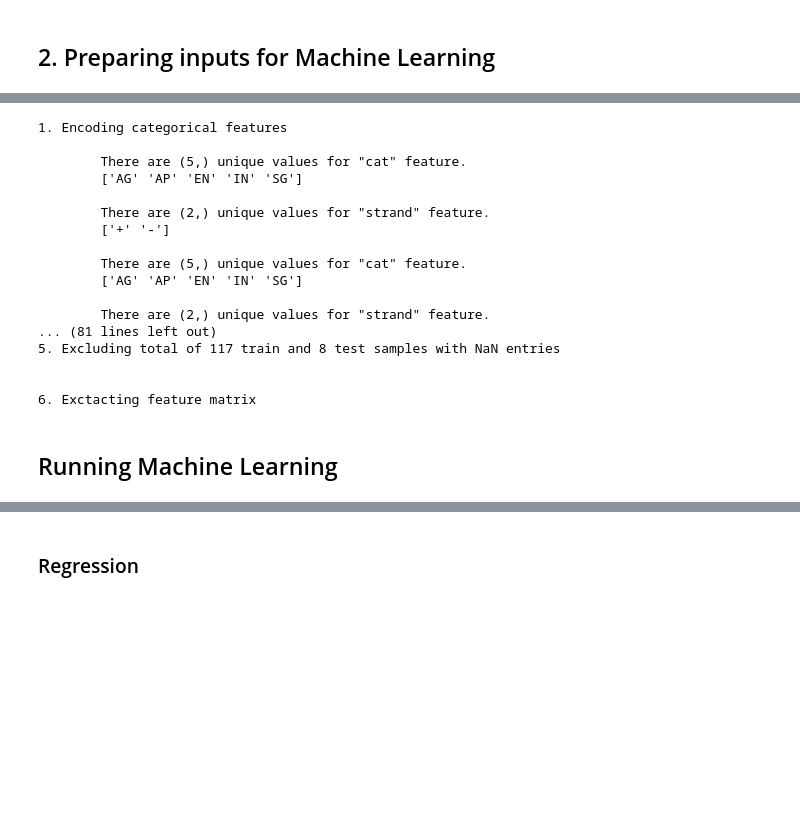
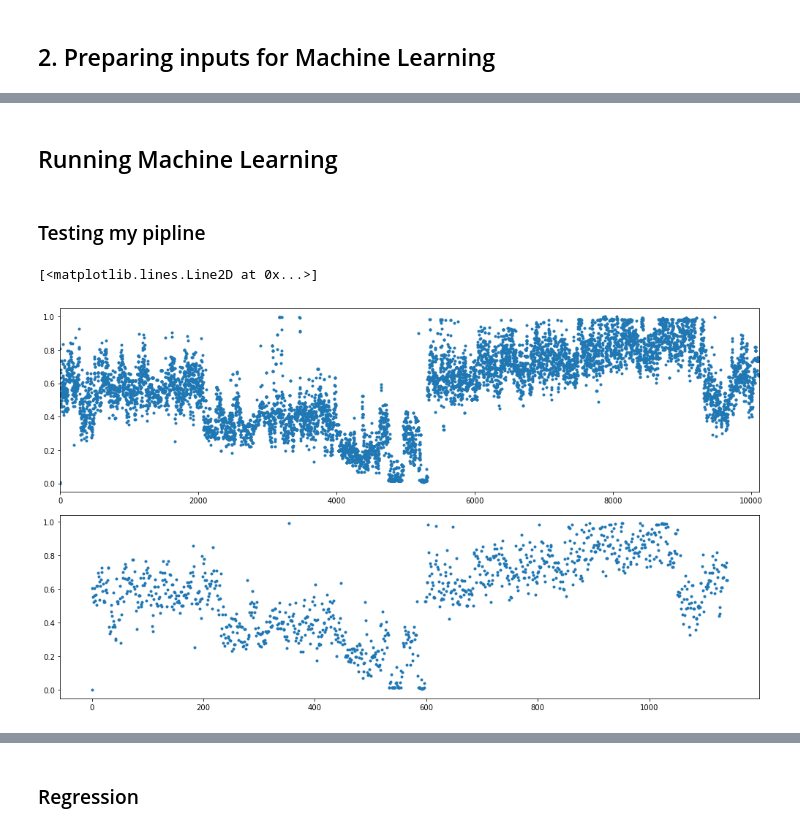
Before and after one commit to tiavlovskiegor24/CRG, a Jupyter notebook: ML Control Panel.ipynb, the cells around one changed output, grey strips where cells are left out. Cells and saved outputs as stored; diff of their text form; code cells hidden in the pictures; blank space fills up the shorter version.

```diff
--- a/ML Control Panel.ipynb
+++ b/ML Control Panel.ipynb
@@ -23,24 +42,18 @@ cd ~/CRG/scripts
-# %%
-ML_inputs = get_ML_inputs()
-# %% [output]
-1. Encoding categorical features
-
-        There are (5,) unique values for "cat" feature.
-        ['AG' 'AP' 'EN' 'IN' 'SG']
-
-        There are (2,) unique values for "strand" feature.
-        ['+' '-']
-
-        There are (5,) unique values for "cat" feature.
-        ['AG' 'AP' 'EN' 'IN' 'SG']
-
-        There are (2,) unique values for "strand" feature.
-... (81 lines left out)
-5. Excluding total of 117 train and 8 test samples with NaN entries
-
-
-6. Exctacting feature matrix
 # %% [markdown]
 ## Running Machine Learning
 # %%
 %run ML_pipelines.py
+# %% [markdown]
+### Testing my pipline
+# %%
+feature = "gmfpt"
+array = ML_inputs["train_samples"][:,ML_inputs["feature_types"][feature]].ravel().astype(float)
+array = array[np.isfinite(array)]
+%run myplot
+f,ax = myplot(array,shape=(2,1),style=".")
+array = ML_inputs["test_samples"][:,ML_inputs["feature_types"][feature]].ravel().astype(float)
+array = array[np.isfinite(array)]
+ax[1].plot(array,".")
+# %% [output]
+[<matplotlib.lines.Line2D at 0x...>]
+[figure, added]
```
Also changed, not shown: parts of 19 cells of this notebook, 8 other files.
